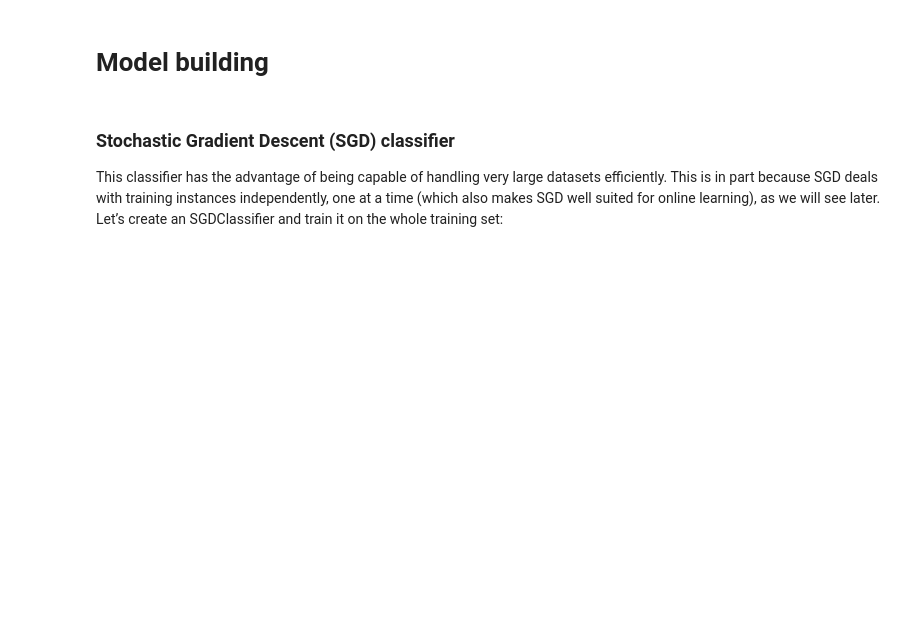
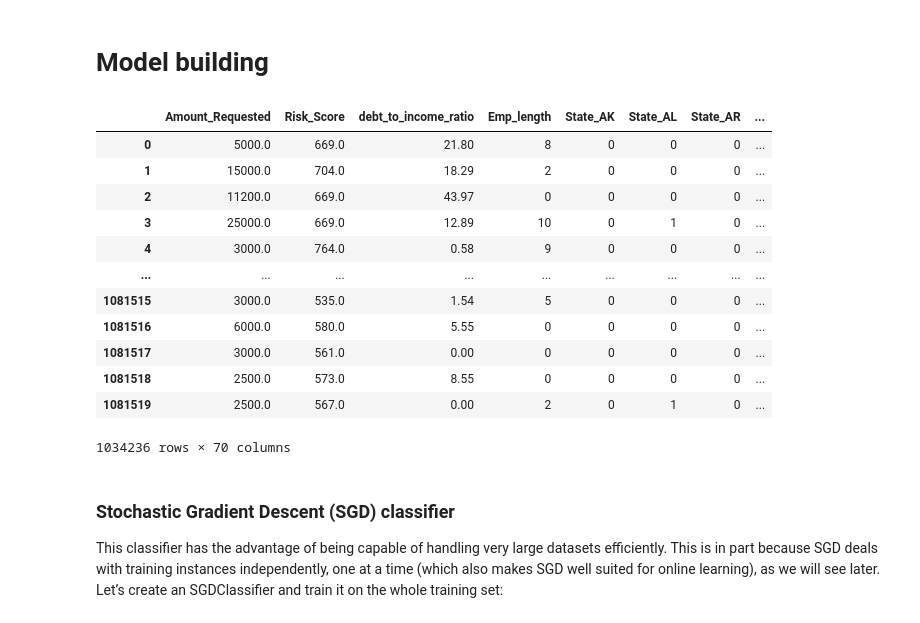
Before and after one commit to kblood86/final_project, a Jupyter notebook: Prince_files/Model_1 - ACC_REJ/Loan Eligibility_Acc vs Rec_Model_test.ipynb, the cells around one changed output. Cells and saved outputs as stored; diff of their text form; code cells hidden in the pictures; blank space fills up the shorter version.

```diff
--- a/Prince_files/Model_1 - ACC_REJ/Loan Eligibility_Acc vs Rec_Model_test.ipynb
+++ b/Prince_files/Model_1 - ACC_REJ/Loan Eligibility_Acc vs Rec_Model_test.ipynb
@@ -389,7 +389,21 @@ X = model_data.drop('Loan_Status',axis=1)
 # %%
 X = pd.get_dummies(X)
 # %%
-# y
+X
+# %% [output]
+|  | Amount_Requested | Risk_Score | debt_to_income_ratio | Emp_length | State_AK | State_AL | State_AR | ... |
+| 0 | 5000.0 | 669.0 | 21.80 | 8 | 0 | 0 | 0 | ... |
+| 1 | 15000.0 | 704.0 | 18.29 | 2 | 0 | 0 | 0 | ... |
+| 2 | 11200.0 | 669.0 | 43.97 | 0 | 0 | 0 | 0 | ... |
+| 3 | 25000.0 | 669.0 | 12.89 | 10 | 0 | 1 | 0 | ... |
+| 4 | 3000.0 | 764.0 | 0.58 | 9 | 0 | 0 | 0 | ... |
+| ... | ... | ... | ... | ... | ... | ... | ... | ... |
+| 1081515 | 3000.0 | 535.0 | 1.54 | 5 | 0 | 0 | 0 | ... |
+| 1081516 | 6000.0 | 580.0 | 5.55 | 0 | 0 | 0 | 0 | ... |
+| 1081517 | 3000.0 | 561.0 | 0.00 | 0 | 0 | 0 | 0 | ... |
+| 1081518 | 2500.0 | 573.0 | 8.55 | 0 | 0 | 0 | 0 | ... |
+| 1081519 | 2500.0 | 567.0 | 0.00 | 2 | 0 | 1 | 0 | ... |
+1034236 rows × 70 columns
 # %%
 # Split to test/train split and scale
 from sklearn.model_selection import train_test_split
```
Also changed, not shown: parts of 19 cells of this notebook.
